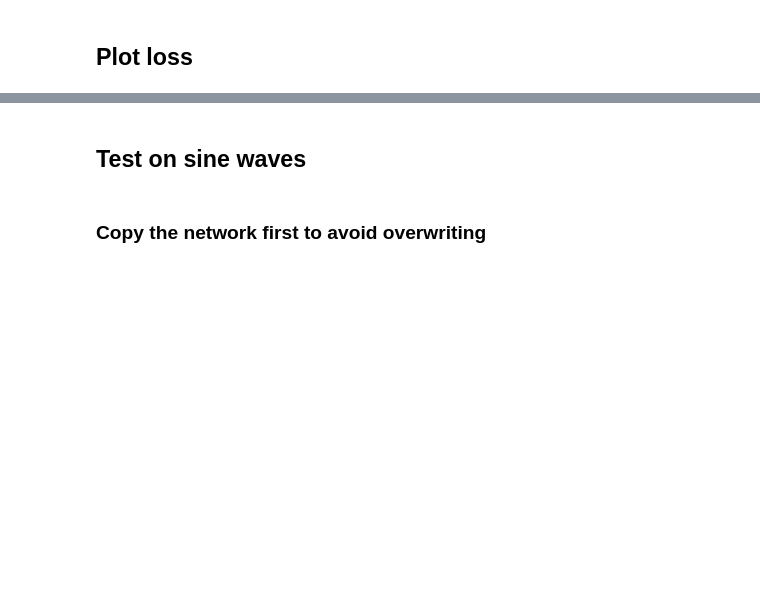
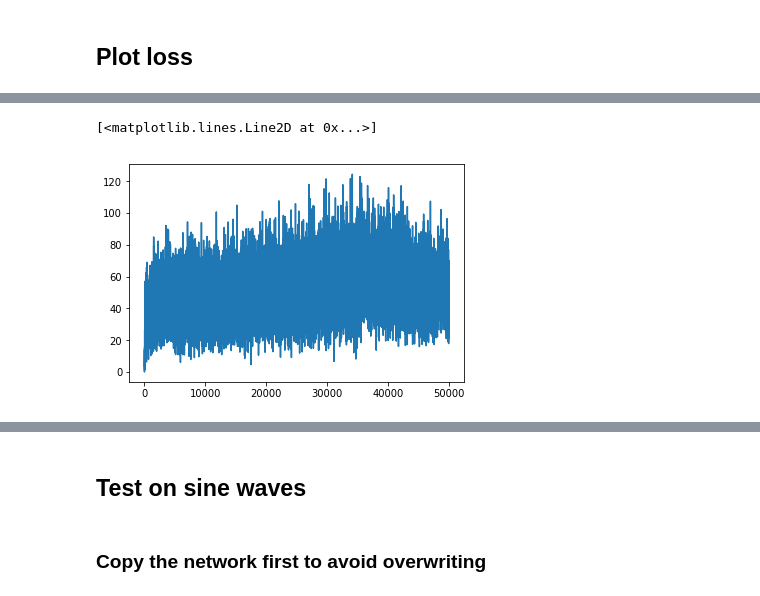
Before and after one commit to uchendui/maml, a Jupyter notebook: MAML Regression.ipynb, the cells around one changed output, grey strips where cells are left out. Drawn from its saved outputs; the diff is of its cells as text; code cells hidden in the pictures; blank space fills up the shorter version.

```diff
--- a/MAML Regression.ipynb
+++ b/MAML Regression.ipynb
@@ -56,20 +63,20 @@ class MAMLTask:
         self.test_targets = tf.placeholder(dtype=tf.float32, name='task_test_targets', shape=[None, 1])
 
         # Take gradient w.r.t overall parameters. Corresponds with lines 6 & 7 of Algorithm 2
-        self.out_pred = create_model(self.train_in_ph)
+        self.out_pred = create_model(self.train_in_ph, reuse=True)
         self.loss = tf.losses.mean_squared_error(self.train_targets, self.out_pred)
         weights = tf.get_collection(tf.GraphKeys.TRAINABLE_VARIABLES)
         grads = {var.name: grad for grad, var in zip(tf.gradients(self.loss, weights), weights)}
 
         # Use gradients for update in line 10
-        self.task_out_pred = create_model(self.test_in_ph, grads=grads)
+        self.task_out_pred = create_model(self.test_in_ph, grads=grads, reuse=True)
         self.task_loss = tf.losses.mean_squared_error(self.test_targets, self.task_out_pred)
 # %%
 class MAMLNetworkBuilder():
     def __init__(self, num_tasks):
         # Create forward pass for main parameters
         self.in_ph = tf.placeholder(dtype=tf.float32, shape=[None, 1])
-        self.out_pred = create_model(self.in_ph)
+        self.out_pred = create_model(self.in_ph, reuse=False)
 
         # Create regression loss for fine tuning
         self.targets = tf.placeholder(dtype=tf.float32, name='tune_targets', shape=[None, 1])
@@ -79,10 +86,11 @@ class MAMLNetworkBuilder():
 
         # Generate individual tasks and combined loss (line 10 of Algorithm 2)
         self.tasks = [MAMLTask() for i in range(num_tasks)]
-        self.task_loss = tf.reduce_sum([t.task_loss for t in self.tasks])
+        self.task_loss = tf.reduce_mean([t.task_loss for t in self.tasks])
         self.task_opt = self.adam.minimize(self.task_loss)
 # %%
-meta_iters = 75000
+tf.reset_default_graph()
+meta_iters = 50000
 K = 10
 meta_batch_size = 25
 mnb = MAMLNetworkBuilder(meta_batch_size)
@@ -142,6 +181,6 @@ for m in range(meta_iters):
 # %% [markdown]
 ## Plot loss
 # %%
-overall_loss_data = [o[1] for o in outputs]
+overall_loss_data, overall_train_loss, overall_test_loss =zip( *[ (o[1], o[2], o[3]) for o in outputs] )
 # %%
 plt.plot(overall_loss_data)
@@ -147,0 +190,5 @@ plt.plot(overall_loss_data)
+# %%
+plt.plot(overall_train_loss)
+# %% [output]
+[<matplotlib.lines.Line2D at 0x...>]
+[figure, added]
```
Also changed, not shown: parts of 15 cells of this notebook.
